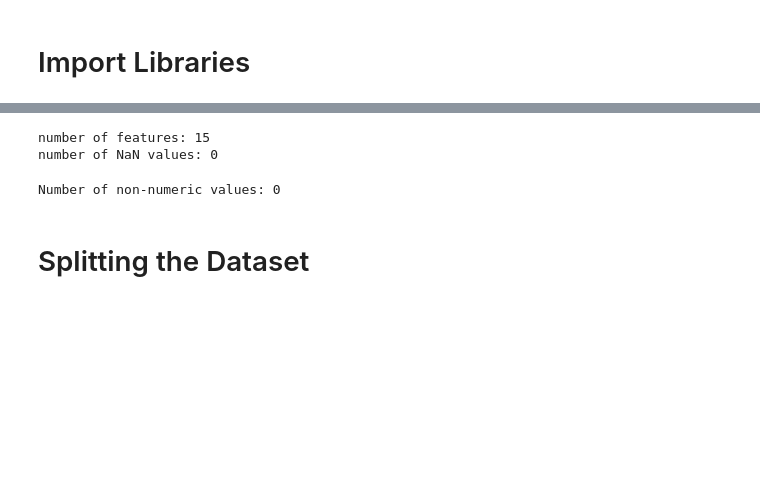
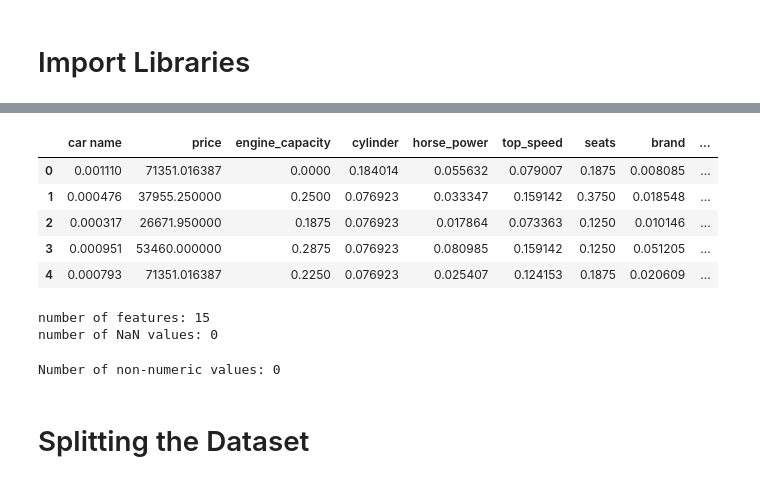
Before and after one commit to ghazicc/ML-Project2-Regression-Analysis-and-Model-Selection, a Jupyter notebook: notebook.ipynb, the cells around one changed output, grey strips where cells are left out. Saved outputs shown, nothing was run; the diff lists cells and outputs as text; code cells hidden in the pictures; blank space fills up the shorter version.

```diff
--- a/notebook.ipynb
+++ b/notebook.ipynb
@@ -196,3 +198,12 @@ For example, when doing 'df[col].method(value, inplace=True)', try using 'df.met
+# %%
+pf.head()
+# %% [output]
+|  | car name | price | engine_capacity | cylinder | horse_power | top_speed | seats | brand | ... |
+| 0 | 0.001110 | 71351.016387 | 0.0000 | 0.184014 | 0.055632 | 0.079007 | 0.1875 | 0.008085 | ... |
+| 1 | 0.000476 | 37955.250000 | 0.2500 | 0.076923 | 0.033347 | 0.159142 | 0.3750 | 0.018548 | ... |
+| 2 | 0.000317 | 26671.950000 | 0.1875 | 0.076923 | 0.017864 | 0.073363 | 0.1250 | 0.010146 | ... |
+| 3 | 0.000951 | 53460.000000 | 0.2875 | 0.076923 | 0.080985 | 0.159142 | 0.1250 | 0.051205 | ... |
+| 4 | 0.000793 | 71351.016387 | 0.2250 | 0.076923 | 0.025407 | 0.124153 | 0.1875 | 0.020609 | ... |
 # %%
 pf = pf.apply(pd.to_numeric, errors='coerce')
 print(f"number of features: {len(pf.columns)}")
```
Also changed, not shown: parts of 5 cells of this notebook.
